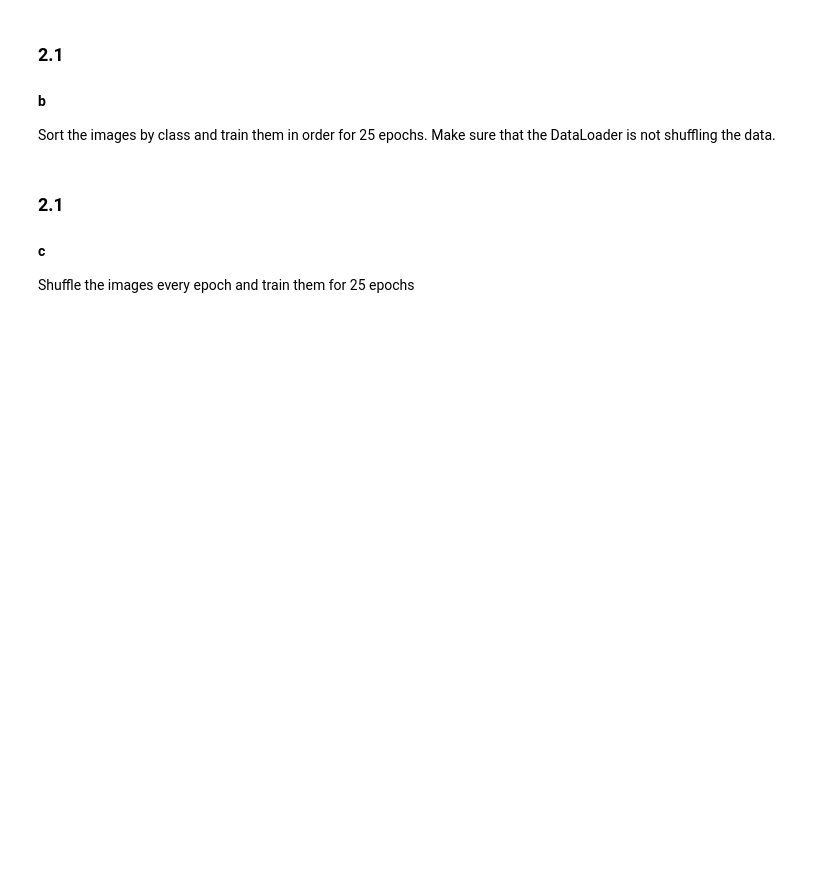
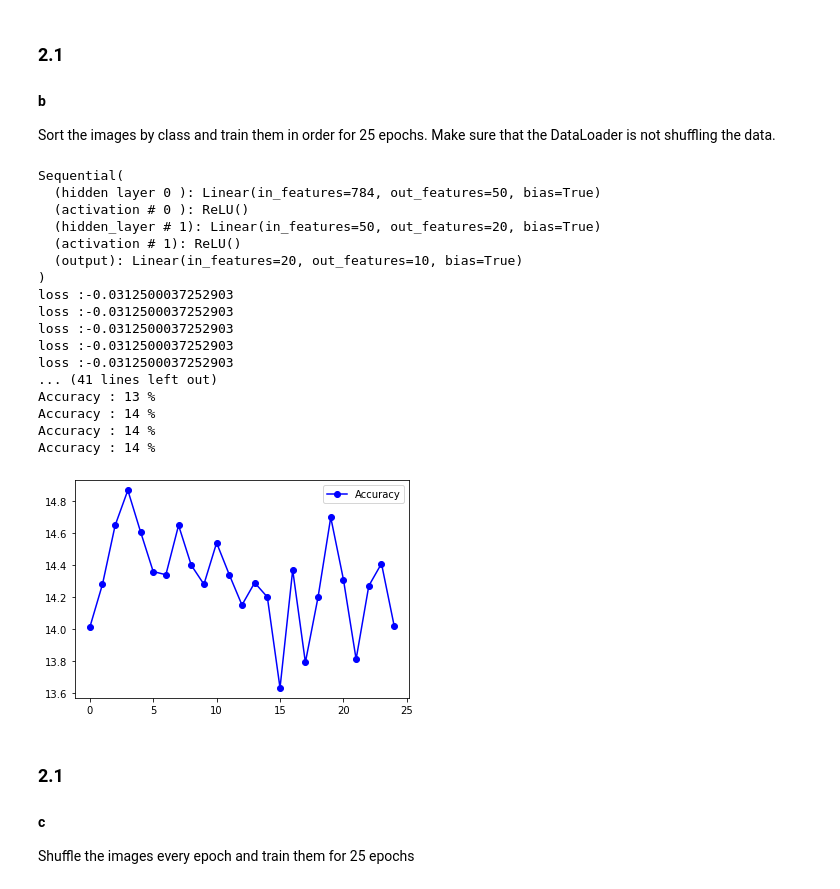
Before and after one commit to hussienalbared/deep_learning_assign3, a Jupyter notebook: assignment3/assignment_3_practical.ipynb, the cells around one changed output. Cells and saved outputs as stored; diff of their text form; code cells hidden in the pictures; blank space fills up the shorter version.

```diff
--- a/assignment3/assignment_3_practical.ipynb
+++ b/assignment3/assignment_3_practical.ipynb
@@ -109,18 +237,38 @@ def train_classes_separtely_task_a(batch_size):
 Sort the images by class and train them in order for 25 epochs. Make sure
 that the DataLoader is not shuffling the data.
 # %%
-def train_sorted_without_shuffule_task_b(batch_size):
+def train_sorted_without_shuffule_task_b():
     sortedDataSet=SortedImageDataset('training')
     sortedDataSetLoader = DataLoader(sortedDataSet, batch_size=batch_size,
                                                 shuffle=False, drop_last=False)
-    model_b = Network(num_neurons=(20,10,7),input_size=input_size,output_size=output_size)
+    model_b = Network(num_neurons=num_neurons,input_size=input_size,output_size=output_size,activation=nn.ReLU())
     sortedEpoch=25
     trainloop(dataloader=sortedDataSetLoader, model=model_b,
                 optimizer=optimizer, EPOCHS=sortedEpoch)
 
     ggg=SortedImageDataset(type='testing')
     test_loader = DataLoader(ggg, batch_size=batch_size,shuffle=True, drop_last=False)
     test_model(model=model_b,EPOCHS=sortedEpoch,test_loader=test_loader)
+train_sorted_without_shuffule_task_b()
+# %% [output]
+Sequential(
+  (hidden layer 0 ): Linear(in_features=784, out_features=50, bias=True)
+  (activation # 0 ): ReLU()
+  (hidden_layer # 1): Linear(in_features=50, out_features=20, bias=True)
+  (activation # 1): ReLU()
+  (output): Linear(in_features=20, out_features=10, bias=True)
+)
+loss :-0.0312500037252903
+loss :-0.0312500037252903
+loss :-0.0312500037252903
+loss :-0.0312500037252903
+loss :-0.0312500037252903
+... (41 lines left out)
+Accuracy : 13 %
+Accuracy : 14 %
+Accuracy : 14 %
+Accuracy : 14 %
+[figure, added]
 # %% [markdown]
 ### 2.1
 #### c
```
Also changed, not shown: parts of 6 cells of this notebook, 11 other files.
